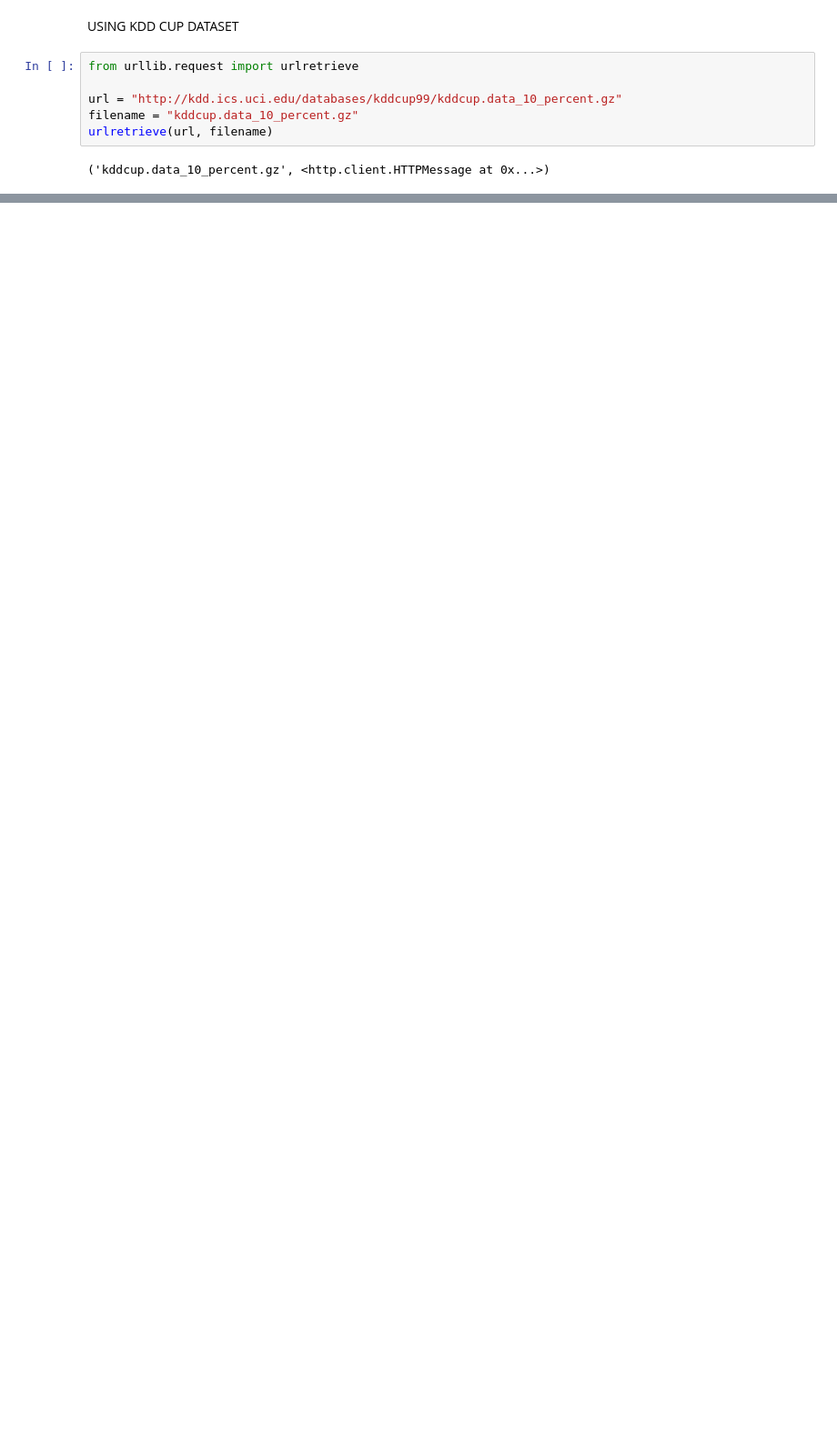
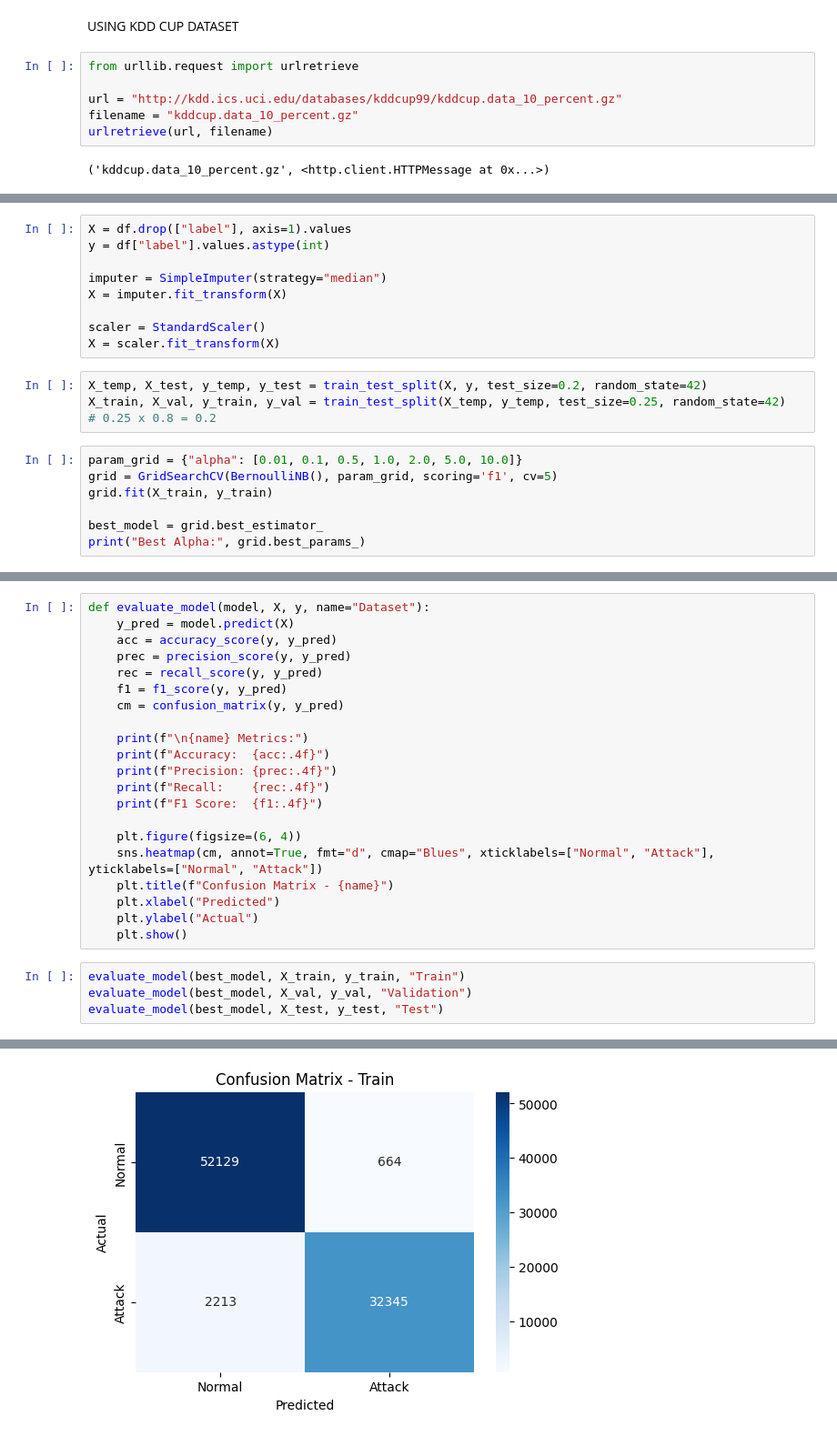
Before and after one commit to Satvik0110/Network-Intrusion-Detector, a Jupyter notebook: NID_using_NB_Combined_Comparison.ipynb, the cells around one changed output, grey strips where cells are left out. Shown: that part at 91% size. Cells and saved outputs as stored; diff of their text form; blank space fills up the shorter version.

```diff
--- a/NID_using_NB_Combined_Comparison.ipynb
+++ b/NID_using_NB_Combined_Comparison.ipynb
@@ -552,0 +526,19 @@ F1 Score: 1.00
+# %%
+X = df.drop(["label"], axis=1).values
+y = df["label"].values.astype(int)
+
+imputer = SimpleImputer(strategy="median")
+X = imputer.fit_transform(X)
+
+scaler = StandardScaler()
+X = scaler.fit_transform(X)
+# %%
+X_temp, X_test, y_temp, y_test = train_test_split(X, y, test_size=0.2, random_state=42)
+X_train, X_val, y_train, y_val = train_test_split(X_temp, y_temp, test_size=0.25, random_state=42)  # 0.25 x 0.8 = 0.2
+# %%
+param_grid = {"alpha": [0.01, 0.1, 0.5, 1.0, 2.0, 5.0, 10.0]}
+grid = GridSearchCV(BernoulliNB(), param_grid, scoring='f1', cv=5)
+grid.fit(X_train, y_train)
+
+best_model = grid.best_estimator_
+print("Best Alpha:", grid.best_params_)
@@ -552,0 +547,26 @@ F1 Score: 1.00
+# %%
+def evaluate_model(model, X, y, name="Dataset"):
+    y_pred = model.predict(X)
+    acc = accuracy_score(y, y_pred)
+    prec = precision_score(y, y_pred)
+    rec = recall_score(y, y_pred)
+    f1 = f1_score(y, y_pred)
+    cm = confusion_matrix(y, y_pred)
+
+    print(f"\n{name} Metrics:")
+    print(f"Accuracy:  {acc:.4f}")
+    print(f"Precision: {prec:.4f}")
+    print(f"Recall:    {rec:.4f}")
+    print(f"F1 Score:  {f1:.4f}")
+
+    plt.figure(figsize=(6, 4))
+    sns.heatmap(cm, annot=True, fmt="d", cmap="Blues", xticklabels=["Normal", "Attack"], yticklabels=["Normal", "Attack"])
+    plt.title(f"Confusion Matrix - {name}")
+    plt.xlabel("Predicted")
+    plt.ylabel("Actual")
+    plt.show()
+# %%
+evaluate_model(best_model, X_train, y_train, "Train")
+evaluate_model(best_model, X_val, y_val, "Validation")
+evaluate_model(best_model, X_test, y_test, "Test")
+# %% [output]
@@ -552,0 +578 @@ F1 Score: 1.00
+[figure, added]
```
Also changed, not shown: parts of 20 cells of this notebook.
